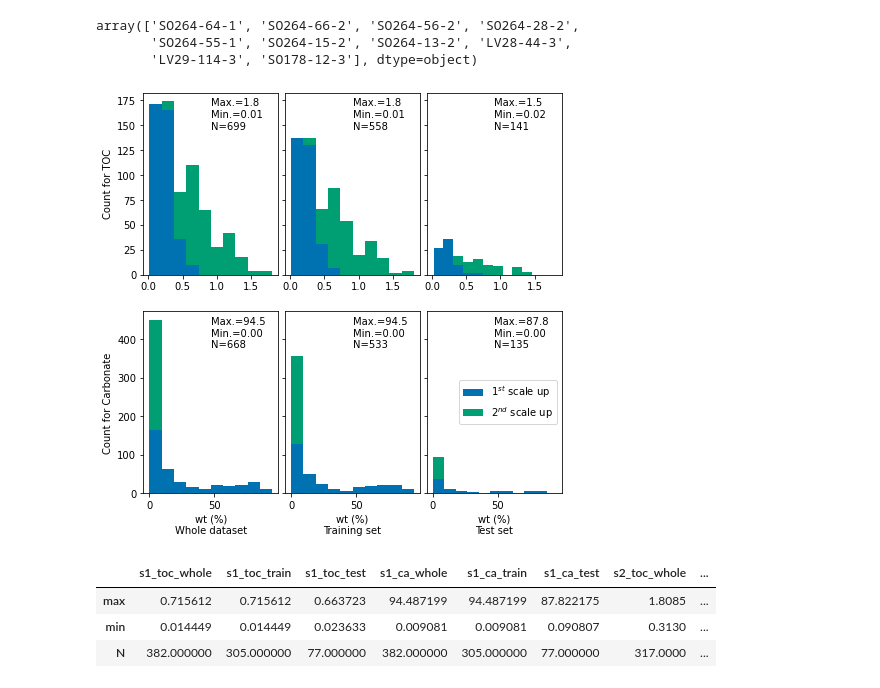
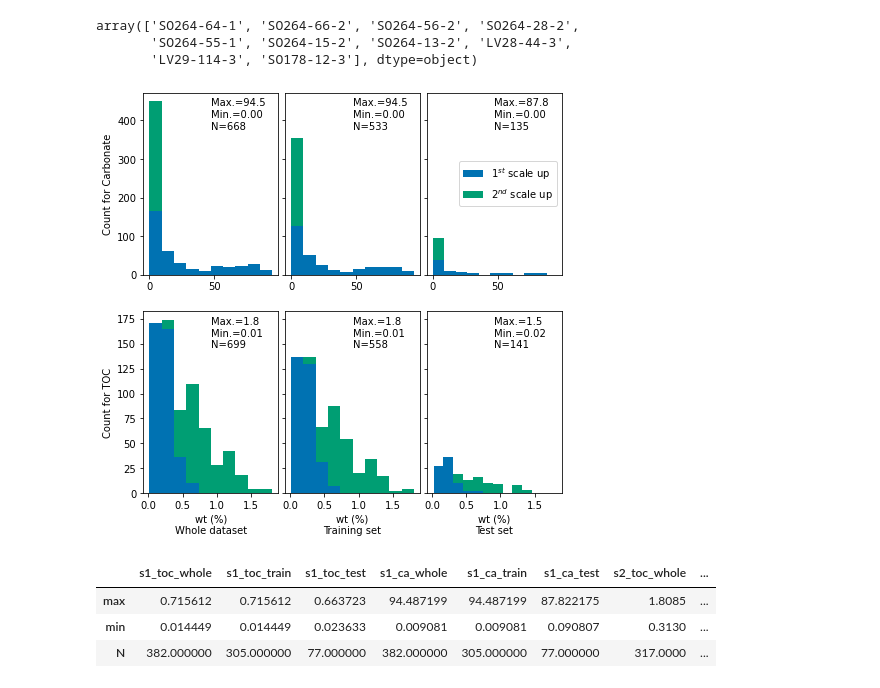
Before and after one commit to dispink/CaCO3_NWP, a Jupyter notebook: plot_for_paper.ipynb, the cells around one changed output. Drawn from its saved outputs; the diff is of its cells as text; code cells hidden in the pictures.

```diff
--- a/plot_for_paper.ipynb
+++ b/plot_for_paper.ipynb
@@ -96,31 +96,33 @@ s2_ca_train, s2_ca_test = train_test_split(scale_2_ca, test_size = 0.2, shuffle
 # %%
 fig, axes = plt.subplots(2, 3, sharex='row', sharey='row', figsize=(7.5, 7))
 
+#Carbonate
+for ax, s1, s2 in zip(axes[0, :], [scale_1_df['CaCO3%'], s1_ca_train, s1_ca_test],
+                             [scale_2_ca, s2_ca_train, s2_ca_test]):
+    y = np.hstack((s1, s2))
+    ax.hist([s1, s2], stacked=True, label=['1$^{st}$ scale up', '2$^{nd}$ scale up'])
+    ax.text(0.5, 0.8, "Max.={:.1f}\nMin.={:.2f}\nN={}".format(
+        np.max(y), np.min(y), len(y)), transform=ax.transAxes)
+
+
 # TOC
-for ax, s1, s2 in zip(axes[0, :], [scale_1_df['TOC%'], s1_toc_train, s1_toc_test],
-                             [scale_2_toc, s2_toc_train, s2_toc_test]):
+for ax, s1, s2, label in zip(axes[1, :], [scale_1_df['TOC%'], s1_toc_train, s1_toc_test],
+                             [scale_2_toc, s2_toc_train, s2_toc_test], ['Whole dataset', 'Training set', 'Test set']):
     y = np.hstack((s1, s2))
     ax.hist([s1, s2], stacked=True)
     ax.text(0.5, 0.8, "Max.={:.1f}\nMin.={:.2f}\nN={}".format(
         np.max(y), np.min(y), len(y)), transform=ax.transAxes)
-
-#Carbonate
-for ax, s1, s2, label in zip(axes[1, :], [scale_1_df['CaCO3%'], s1_ca_train, s1_ca_test],
-                             [scale_2_ca, s2_ca_train, s2_ca_test], ['Whole dataset', 'Training set', 'Test set']):
-    y = np.hstack((s1, s2))
-    ax.hist([s1, s2], stacked=True, label=['1$^{st}$ scale up', '2$^{nd}$ scale up'])
-    ax.text(0.5, 0.8, "Max.={:.1f}\nMin.={:.2f}\nN={}".format(
-        np.max(y), np.min(y), len(y)), transform=ax.transAxes)
     ax.set_xlabel('wt (%)\n{}'.format(label))
 
-axes[0, 0].set_ylabel('Count for TOC')
-axes[1, 0].set_ylabel('Count for Carbonate')
-axes[1, 2].legend(loc='center right')
+
+axes[0, 0].set_ylabel('Count for Carbonate')
+axes[1, 0].set_ylabel('Count for TOC')
+axes[0, 2].legend(loc='center right')
 
 fig.subplots_adjust(wspace=.05, top=.92)
 fig.savefig('results/data_hist_s1+2_{}.png'.format(date))
 # %% [output]
-[figure, old version]
+[figure, new version]
 # %%
 s1_toc = {'max': [], 'min': [], 'N':[]}
 s1_ca = {'max': [], 'min': [], 'N':[]}
```
Also changed, not shown: parts of 37 cells of this notebook.
